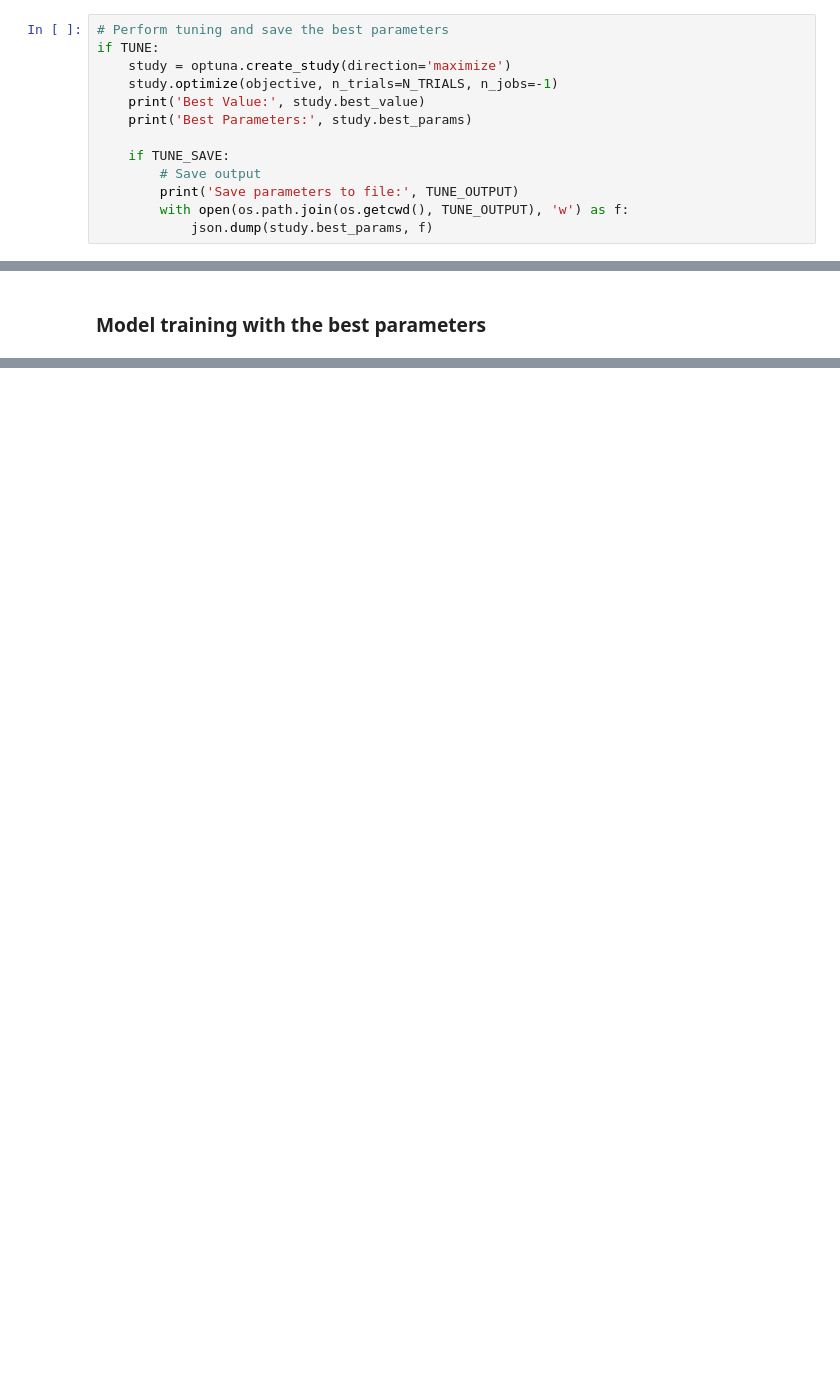
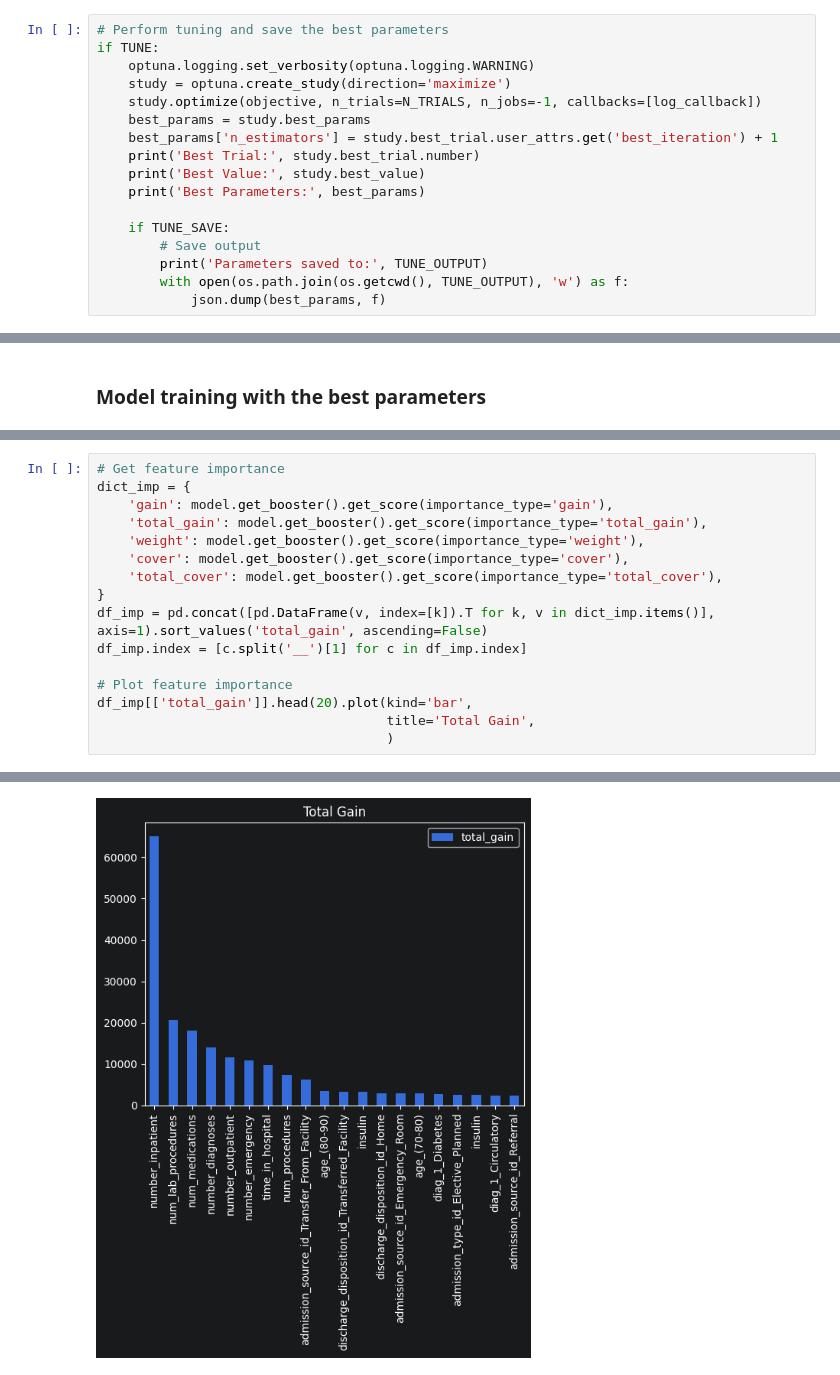
Before and after one commit to wip-0/ds207_final_project, a Jupyter notebook: notebook/gradient_boosting/xgboost.ipynb, the cells around one changed output, grey strips where cells are left out. Cells and saved outputs as stored; diff of their text form; blank space fills up the shorter version.

```diff
--- a/notebook/gradient_boosting/xgboost.ipynb
+++ b/notebook/gradient_boosting/xgboost.ipynb
@@ -185,13 +158,17 @@ def objective(trial):
 # %%
 # Perform tuning and save the best parameters
 if TUNE:
+    optuna.logging.set_verbosity(optuna.logging.WARNING)
     study = optuna.create_study(direction='maximize')
-    study.optimize(objective, n_trials=N_TRIALS, n_jobs=-1)
+    study.optimize(objective, n_trials=N_TRIALS, n_jobs=-1, callbacks=[log_callback])
+    best_params = study.best_params
+    best_params['n_estimators'] = study.best_trial.user_attrs.get('best_iteration') + 1
+    print('Best Trial:', study.best_trial.number)
     print('Best Value:', study.best_value)
-    print('Best Parameters:', study.best_params)
+    print('Best Parameters:', best_params)
 
     if TUNE_SAVE:
         # Save output
-        print('Save parameters to file:', TUNE_OUTPUT)
+        print('Parameters saved to:', TUNE_OUTPUT)
         with open(os.path.join(os.getcwd(), TUNE_OUTPUT), 'w') as f:
-            json.dump(study.best_params, f)
+            json.dump(best_params, f)
@@ -292,0 +361,17 @@ accuracy: 0.5718455886053652
+# %%
+# Get feature importance
+dict_imp = {
+    'gain': model.get_booster().get_score(importance_type='gain'),
+    'total_gain': model.get_booster().get_score(importance_type='total_gain'),
+    'weight': model.get_booster().get_score(importance_type='weight'),
+    'cover': model.get_booster().get_score(importance_type='cover'),
+    'total_cover': model.get_booster().get_score(importance_type='total_cover'),
+}
+df_imp = pd.concat([pd.DataFrame(v, index=[k]).T for k, v in dict_imp.items()], axis=1).sort_values('total_gain', ascending=False)
+df_imp.index = [c.split('__')[1] for c in df_imp.index]
+
+# Plot feature importance
+df_imp[['total_gain']].head(20).plot(kind='bar',
+                                     title='Total Gain',
+                                     )
+# %% [output]
@@ -292,0 +379 @@ accuracy: 0.5718455886053652
+[figure, added]
```
Also changed, not shown: parts of 13 cells of this notebook, 23 other files.
